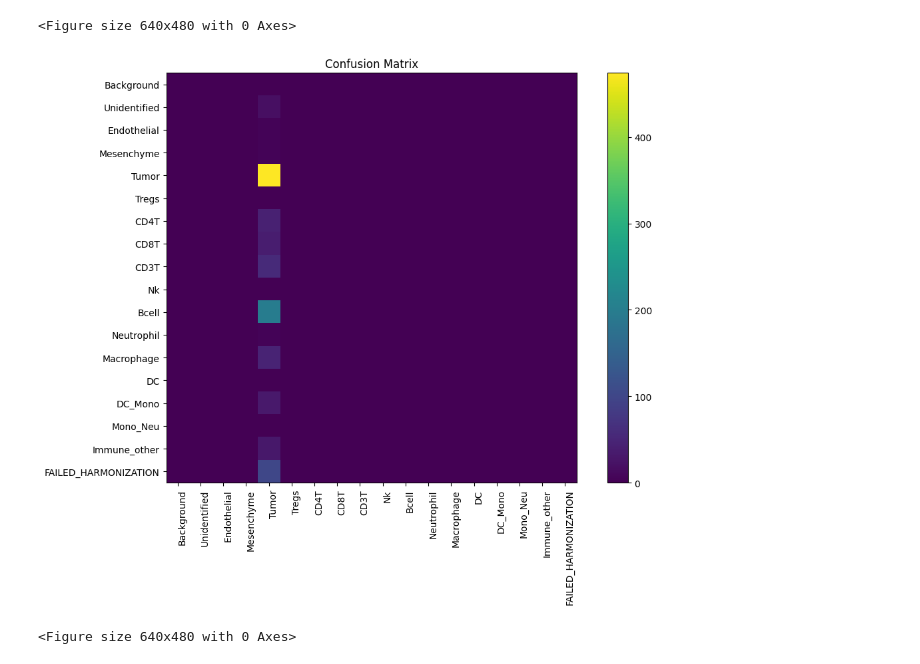
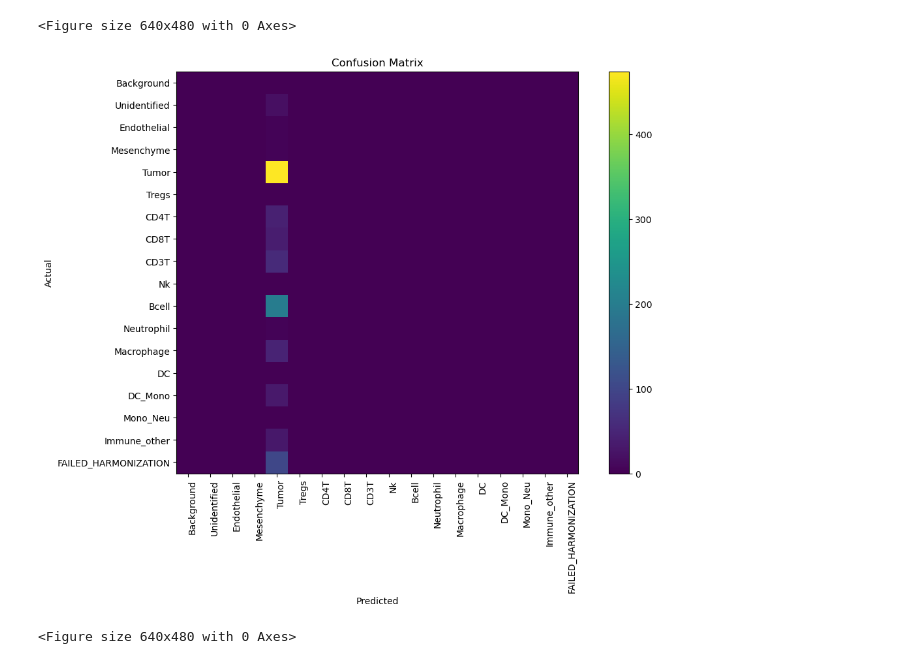
Before and after one commit to graceliu7/bebi205, a Jupyter notebook: HW1/plots.ipynb, the cells around one changed output. Drawn from its saved outputs; the diff is of its cells as text; code cells hidden in the pictures.

```diff
--- a/HW1/plots.ipynb
+++ b/HW1/plots.ipynb
@@ -41,16 +41,18 @@ con_mat = np.load('confusion_matrix.npy')
 # %%
 fig, ax = plt.subplots(figsize=(12, 8))
 im = ax.imshow(con_mat)
 cbar=ax.figure.colorbar(im, ax=ax)
 ax.set_xticks(np.arange(len(meta_cell)))
 ax.set_yticks(np.arange(len(meta_cell)))
 ax.set_xticklabels(meta_cell.values())
 ax.set_yticklabels(meta_cell.values())
 ax.set_title("Confusion Matrix")
+ax.set_xlabel("Predicted")
+ax.set_ylabel("Actual")
 plt.setp(ax.get_xticklabels(), rotation=90, ha="right",
          rotation_mode="anchor")
 plt.show()
 plt.savefig("confusion_matrix.png")
 # %% [output]
-[figure, old version]
+[figure, new version]
 <Figure size 640x480 with 0 Axes>
```
Also changed, not shown: 1 other file.
